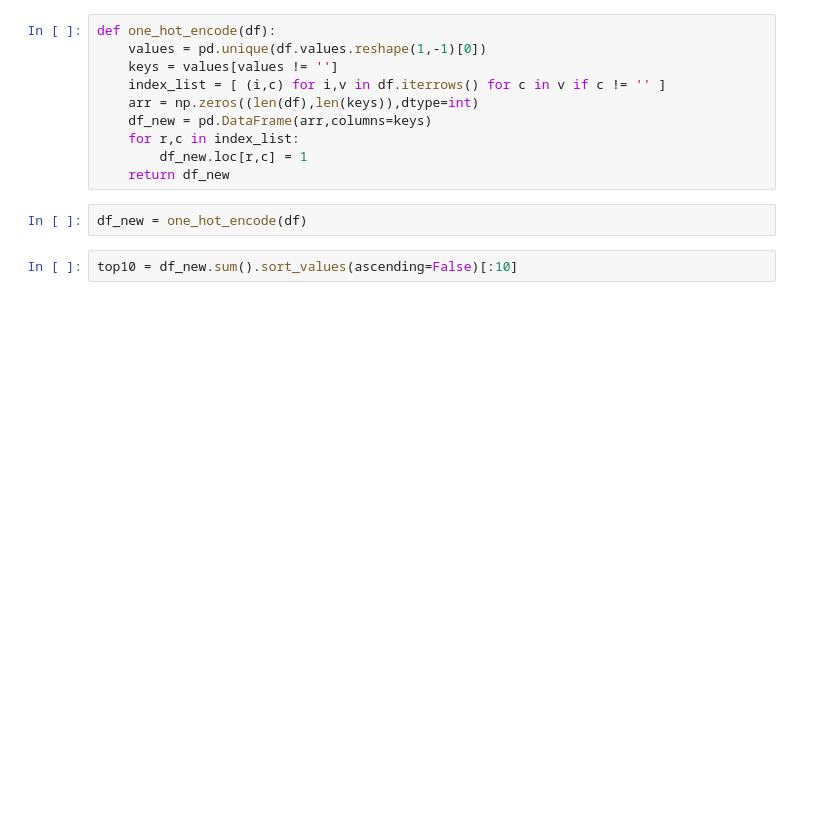
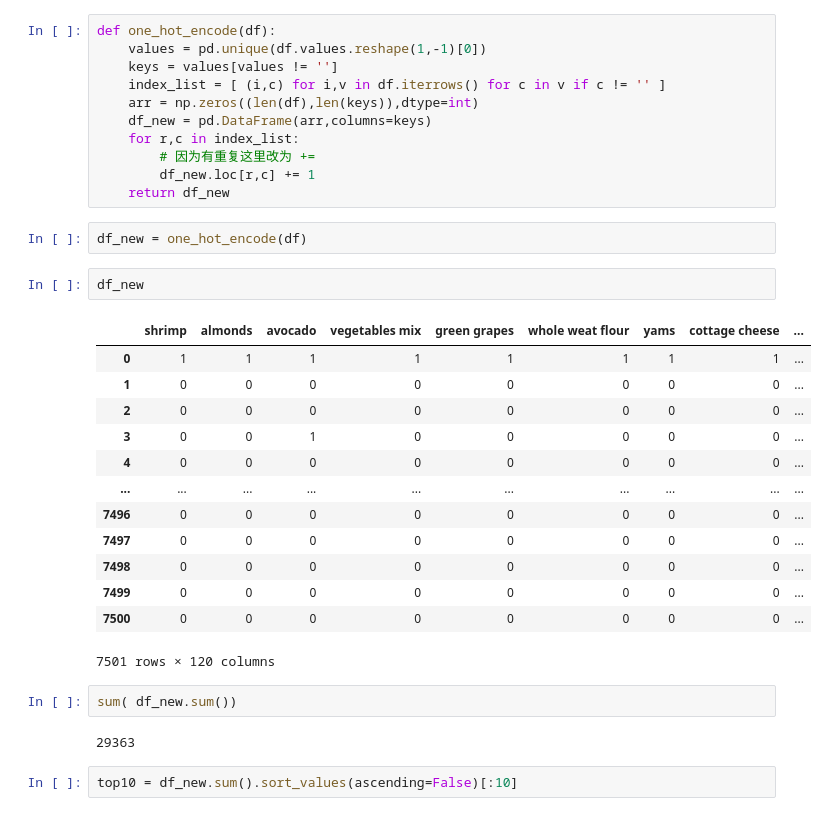
Before and after one commit to cyj1209/ai_homework_all, a Jupyter notebook: MQ/lesson-2/action.ipynb, the cells around one changed output. Drawn from its saved outputs; the diff is of its cells as text; blank space fills up the shorter version.

```diff
--- a/MQ/lesson-2/action.ipynb
+++ b/MQ/lesson-2/action.ipynb
@@ -25,10 +33,31 @@ def one_hot_encode(df):
     arr = np.zeros((len(df),len(keys)),dtype=int)
     df_new = pd.DataFrame(arr,columns=keys)
     for r,c in index_list:
-        df_new.loc[r,c] = 1
+        # 因为有重复这里改为 +=
+        df_new.loc[r,c] += 1
     return df_new
 # %%
 df_new = one_hot_encode(df)
+# %%
+df_new
+# %% [output]
+|  | shrimp | almonds | avocado | vegetables mix | green grapes | whole weat flour | yams | cottage cheese | ... |
+| 0 | 1 | 1 | 1 | 1 | 1 | 1 | 1 | 1 | ... |
+| 1 | 0 | 0 | 0 | 0 | 0 | 0 | 0 | 0 | ... |
+| 2 | 0 | 0 | 0 | 0 | 0 | 0 | 0 | 0 | ... |
+| 3 | 0 | 0 | 1 | 0 | 0 | 0 | 0 | 0 | ... |
+| 4 | 0 | 0 | 0 | 0 | 0 | 0 | 0 | 0 | ... |
+| ... | ... | ... | ... | ... | ... | ... | ... | ... | ... |
+| 7496 | 0 | 0 | 0 | 0 | 0 | 0 | 0 | 0 | ... |
+| 7497 | 0 | 0 | 0 | 0 | 0 | 0 | 0 | 0 | ... |
+| 7498 | 0 | 0 | 0 | 0 | 0 | 0 | 0 | 0 | ... |
+| 7499 | 0 | 0 | 0 | 0 | 0 | 0 | 0 | 0 | ... |
+| 7500 | 0 | 0 | 0 | 0 | 0 | 0 | 0 | 0 | ... |
+7501 rows × 120 columns
+# %%
+sum( df_new.sum())
+# %% [output]
+29363
 # %%
 top10 = df_new.sum().sort_values(ascending=False)[:10]
 # %%
```
Also changed, not shown: parts of 22 cells of this notebook, 1 other file.
